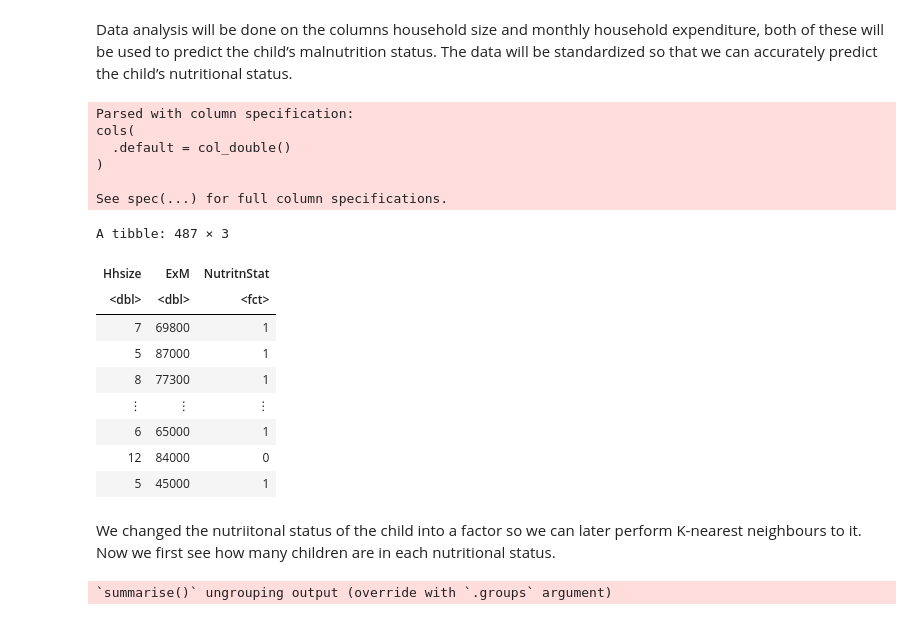
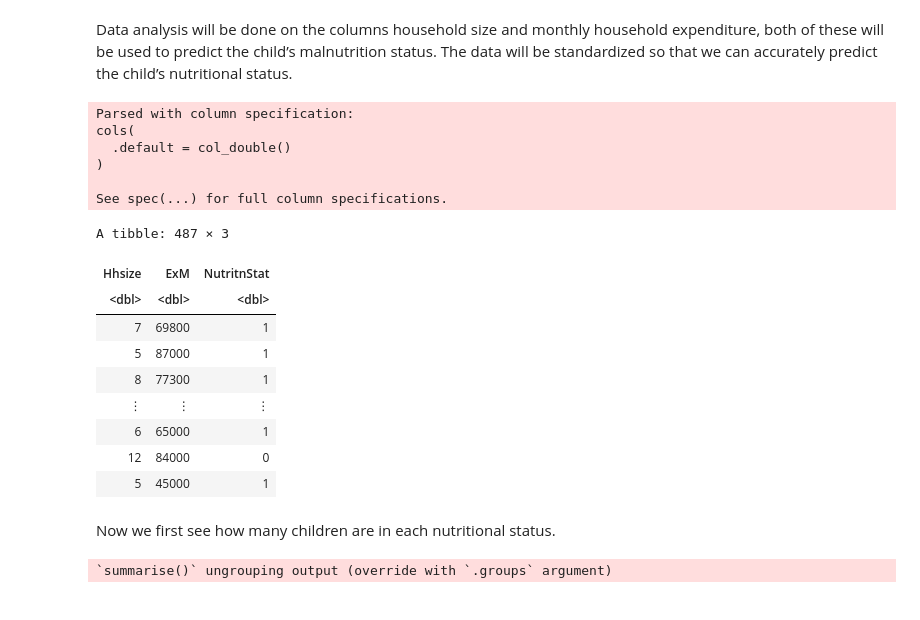
Before and after one commit to ella7920/group_project, a Jupyter notebook: Untitled.ipynb, the cells around one changed output. Saved outputs shown, nothing was run; the diff lists cells and outputs as text; code cells hidden in the pictures.

```diff
--- a/Untitled.ipynb
+++ b/Untitled.ipynb
@@ -32,18 +32,18 @@ Most prevalent in developing countries such as Nigeria, child malnutrition is co
 Data analysis will be done on the columns household size and monthly household expenditure, both of these will be used to predict the child’s malnutrition status. The data will be standardized so that we can accurately predict the child’s nutritional status.
 # %%
 malnutrition_data <- read_tsv(url("https://dataverse.harvard.edu/api/access/datafile/:persistentId?persistentId=doi:10.7910/DVN/FFNBFT/0BXHJ8"))%>%
-                    select("Hhsize", "Expenditur/mon", "NutritnStat") %>% rename("ExM" = "Expenditur/mon") %>% mutate(NutritnStat=as_factor(NutritnStat))
+                    select("Hhsize", "Expenditur/mon", "NutritnStat") %>% rename("ExM" = "Expenditur/mon")
 malnutrition_data
 # %% [output]
 Parsed with column specification:
 cols(
   .default = col_double()
 )
 
 See spec(...) for full column specifications.
 A tibble: 487 × 3
 | Hhsize | ExM | NutritnStat |
-| <dbl> | <dbl> | <fct> |
+| <dbl> | <dbl> | <dbl> |
 | 7 | 69800 | 1 |
 | 5 | 87000 | 1 |
 | 8 | 77300 | 1 |
@@ -52,7 +52,7 @@ A tibble: 487 × 3
 | 12 | 84000 | 0 |
 | 5 | 45000 | 1 |
 # %% [markdown]
-We  changed the nutriitonal status of the child into a factor so we can later perform K-nearest neighbours to it. Now we first see how many children are in each nutritional status.
+Now we first see how many children are in each nutritional status.
 # %%
 malnutrition_count <- malnutrition_data %>% group_by(NutritnStat) %>%
                      summarize(count=n())
```
Also changed, not shown: parts of 10 cells of this notebook.
